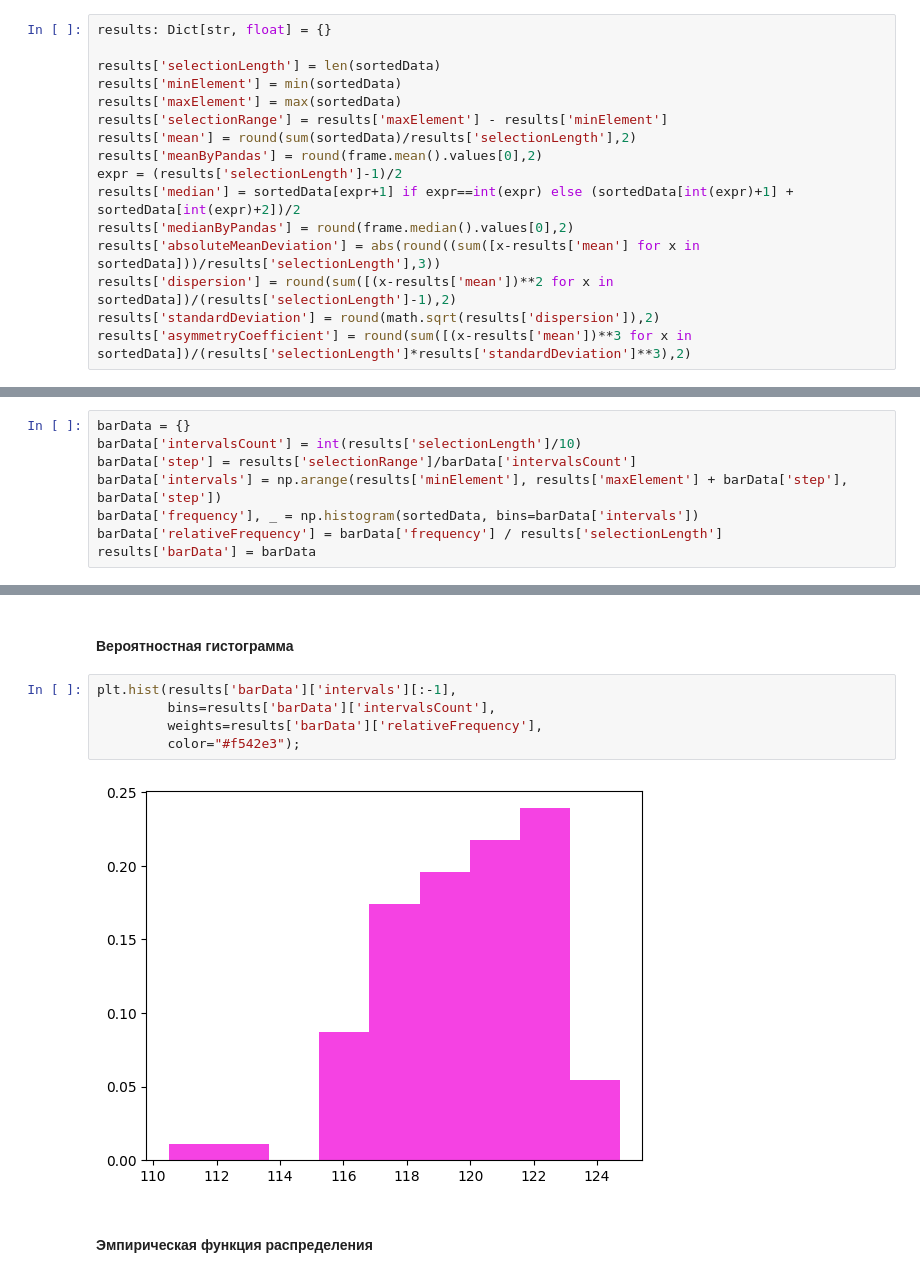
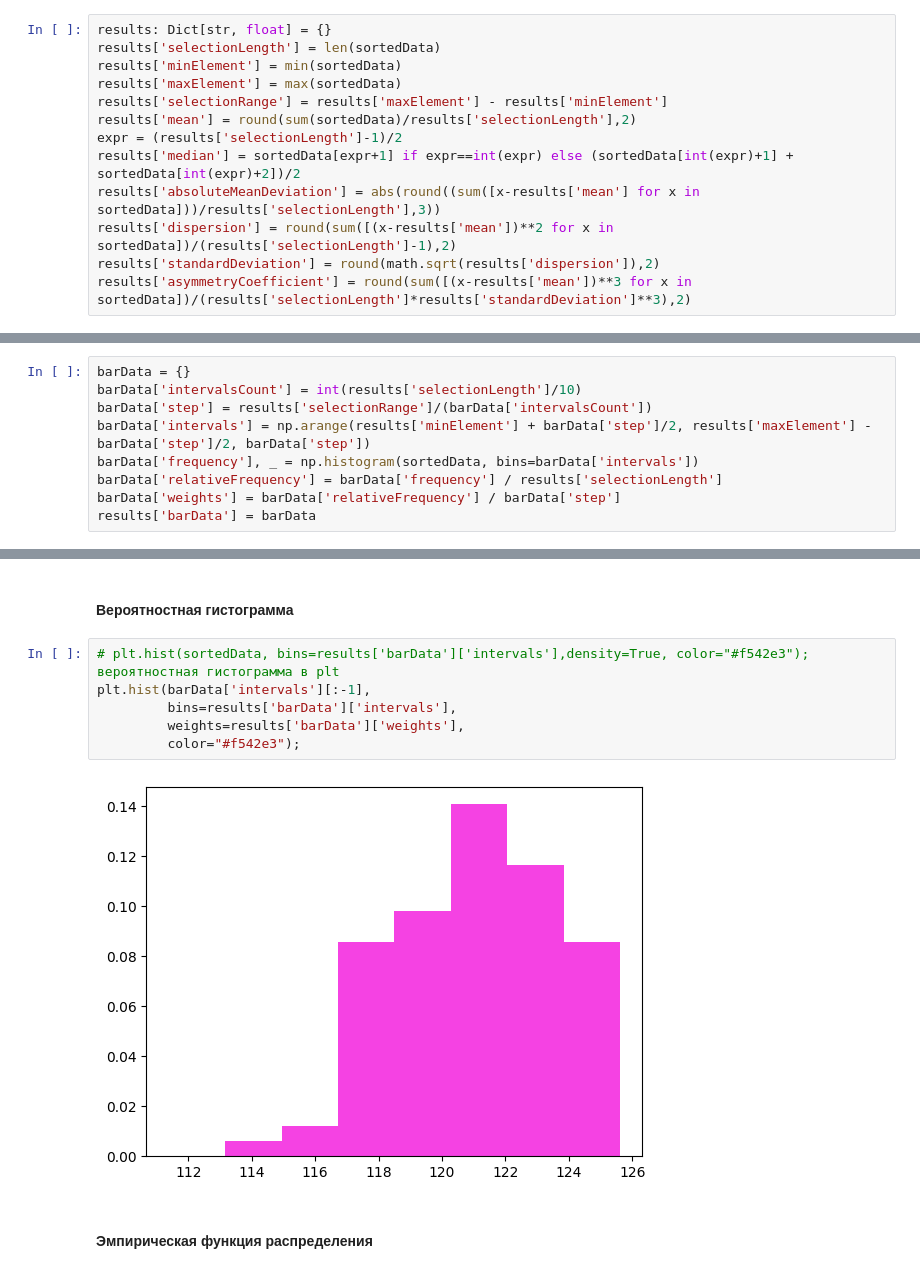
Before and after one commit to akhmetovKamil/MathStatisticLabs, a Jupyter notebook: FirstLab.ipynb, the cells around one changed output, grey strips where cells are left out. Saved outputs shown, nothing was run; the diff lists cells and outputs as text.

```diff
--- a/FirstLab.ipynb
+++ b/FirstLab.ipynb
@@ -26,15 +27,12 @@ frame = pandas.DataFrame(sortedData)
 # %%
 results: Dict[str, float] = {}
-
 results['selectionLength'] = len(sortedData)
 results['minElement'] = min(sortedData)
 results['maxElement'] = max(sortedData)
 results['selectionRange'] = results['maxElement'] - results['minElement']
 results['mean'] = round(sum(sortedData)/results['selectionLength'],2)
-results['meanByPandas'] = round(frame.mean().values[0],2)
 expr = (results['selectionLength']-1)/2
 results['median'] = sortedData[expr+1] if expr==int(expr) else (sortedData[int(expr)+1] + sortedData[int(expr)+2])/2
-results['medianByPandas'] = round(frame.median().values[0],2)
 results['absoluteMeanDeviation'] = abs(round((sum([x-results['mean'] for x in sortedData]))/results['selectionLength'],3))
 results['dispersion'] = round(sum([(x-results['mean'])**2 for x in sortedData])/(results['selectionLength']-1),2)
 results['standardDeviation'] = round(math.sqrt(results['dispersion']),2)
@@ -49,10 +59,11 @@ results['interquartileLatitude'] = results['thirdQuartile'] - results['firstQuar
 # %%
 barData = {}
 barData['intervalsCount'] = int(results['selectionLength']/10)
-barData['step'] = results['selectionRange']/barData['intervalsCount']
-barData['intervals'] = np.arange(results['minElement'], results['maxElement'] + barData['step'], barData['step'])
+barData['step'] = results['selectionRange']/(barData['intervalsCount'])
+barData['intervals'] = np.arange(results['minElement'] + barData['step']/2, results['maxElement'] - barData['step']/2, barData['step'])
 barData['frequency'], _ = np.histogram(sortedData, bins=barData['intervals'])
 barData['relativeFrequency'] = barData['frequency'] / results['selectionLength']
+barData['weights'] = barData['relativeFrequency'] / barData['step']
 results['barData'] = barData
 # %% [markdown]
 #### Выводим числовые данные
@@ -89,12 +100,13 @@ plt.hist(sortedData, bins=results['barData']['intervalsCount'],color="#f542e3");
 # %% [markdown]
 #### Вероятностная гистограмма
 # %%
-plt.hist(results['barData']['intervals'][:-1],
-         bins=results['barData']['intervalsCount'],
-         weights=results['barData']['relativeFrequency'],
+# plt.hist(sortedData, bins=results['barData']['intervals'],density=True, color="#f542e3"); вероятностная гистограмма в plt
+plt.hist(barData['intervals'][:-1],
+         bins=results['barData']['intervals'],
+         weights=results['barData']['weights'],
          color="#f542e3");
 # %% [output]
-[figure, old version]
+[figure, new version]
 # %% [markdown]
 #### Эмпирическая функция распределения
 # %%
```
Also changed, not shown: parts of 7 cells of this notebook, 1 other file.
